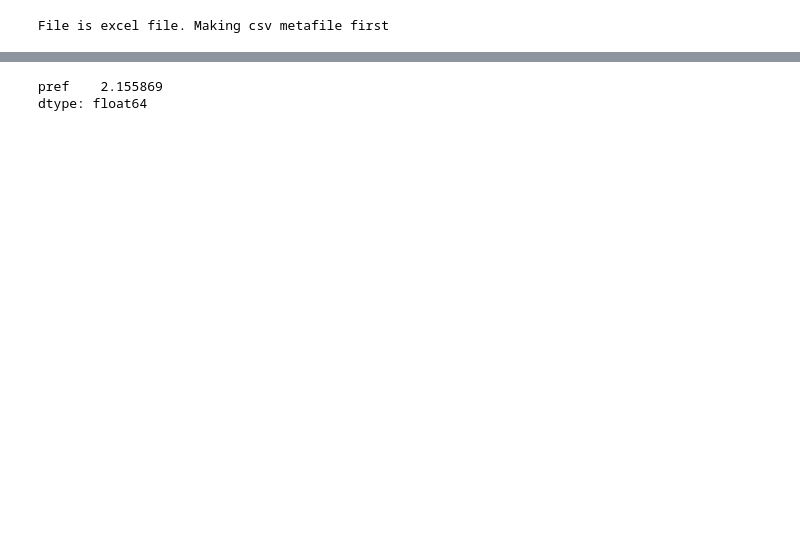
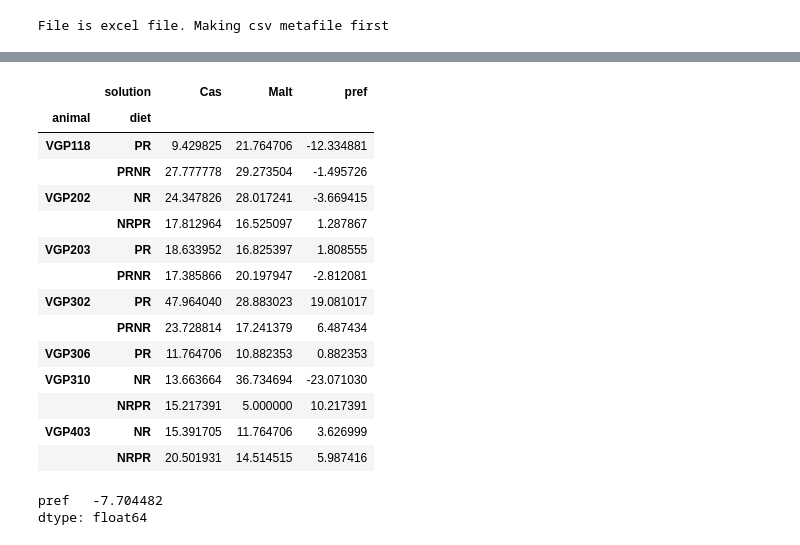
Before and after one commit to jetsetmette/VGP, a Jupyter notebook: notebooks/BNA_figs_grouped.ipynb, the cells around one changed output, grey strips where cells are left out. Saved outputs shown, nothing was run; the diff lists cells and outputs as text; code cells hidden in the pictures; blank space fills up the shorter version.

```diff
--- a/notebooks/BNA_figs_grouped.ipynb
+++ b/notebooks/BNA_figs_grouped.ipynb
@@ -64,7 +90,25 @@ df_pref = (df_activated.pivot_table(index=["animal", "diet"],
             )
+# %%
+df_pref
+# %% [output]
+|  | solution | Cas | Malt | pref |
+| animal | diet |  |  |  |
+| VGP118 | PR | 9.429825 | 21.764706 | -12.334881 |
+|  | PRNR | 27.777778 | 29.273504 | -1.495726 |
+| VGP202 | NR | 24.347826 | 28.017241 | -3.669415 |
+|  | NRPR | 17.812964 | 16.525097 | 1.287867 |
+| VGP203 | PR | 18.633952 | 16.825397 | 1.808555 |
+|  | PRNR | 17.385866 | 20.197947 | -2.812081 |
+| VGP302 | PR | 47.964040 | 28.883023 | 19.081017 |
+|  | PRNR | 23.728814 | 17.241379 | 6.487434 |
+| VGP306 | PR | 11.764706 | 10.882353 | 0.882353 |
+| VGP310 | NR | 13.663664 | 36.734694 | -23.071030 |
+|  | NRPR | 15.217391 | 5.000000 | 10.217391 |
+| VGP403 | NR | 15.391705 | 11.764706 | 3.626999 |
+|  | NRPR | 20.501931 | 14.514515 | 5.987416 |
 # %%
-PRs = ["PR", "NRPR"]
-NRs = ["NR", "PRNR"]
+PRs = ["PR"]
+NRs = ["NR"]
 
 (df_pref
  .droplevel(0)
@@ -75,7 +119,7 @@ NRs = ["NR", "PRNR"]
 #  .loc["PR"]
 )
 # %% [output]
-pref    2.155869
+pref   -7.704482
 dtype: float64
 # %%
 import matplotlib.pyplot as plt
```
Also changed, not shown: parts of 10 cells of this notebook.
